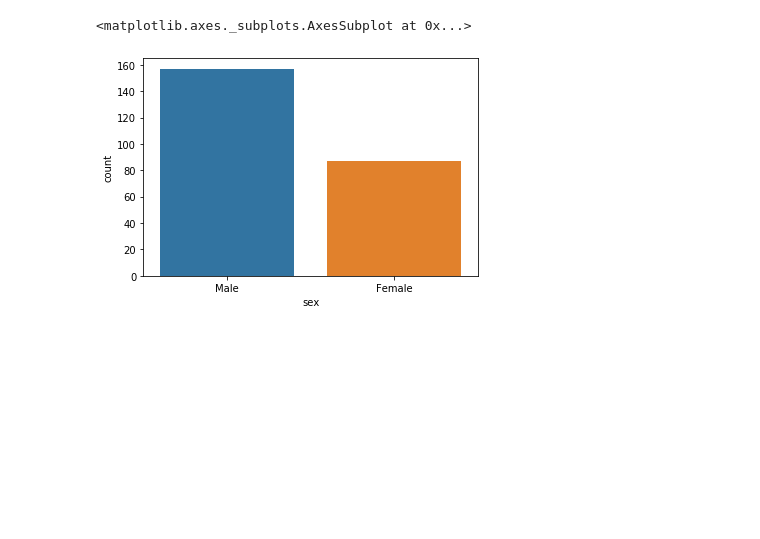
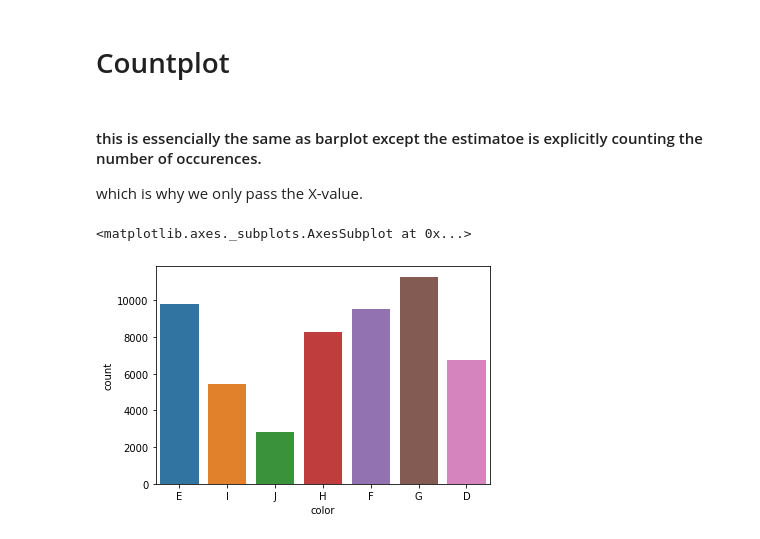
Before and after one commit to Yuri68velvet/Seaborn, a Jupyter notebook: Seaborn 2.ipynb, the cells around one changed output. Drawn from its saved outputs; the diff is of its cells as text; code cells hidden in the pictures; blank space fills up the shorter version.

```diff
--- a/Seaborn 2.ipynb
+++ b/Seaborn 2.ipynb
@@ -2,6 +15,6 @@
 import seaborn as sns
 %matplotlib inline
 # %%
-tips=sns.load_dataset('tips')
+tips=sns.load_dataset('diamonds')
 tips.head()
 # %% [output]
@@ -21,5 +49,11 @@ import numpy as np
+# %% [markdown]
+# Countplot
+# %% [markdown]
+#### this is essencially the same as barplot except the estimatoe is explicitly counting the number of occurences.
+which is why we only pass the X-value.
 # %%
-sns.countplot(x='sex',data=tips)
+#sns.countplot(x='sex',data=tips)
+sns.countplot(x='color',data=tips)
 # %% [output]
 <matplotlib.axes._subplots.AxesSubplot at 0x...>
-[figure, old version]
+[figure, new version]
```
Also changed, not shown: parts of 35 cells of this notebook.
